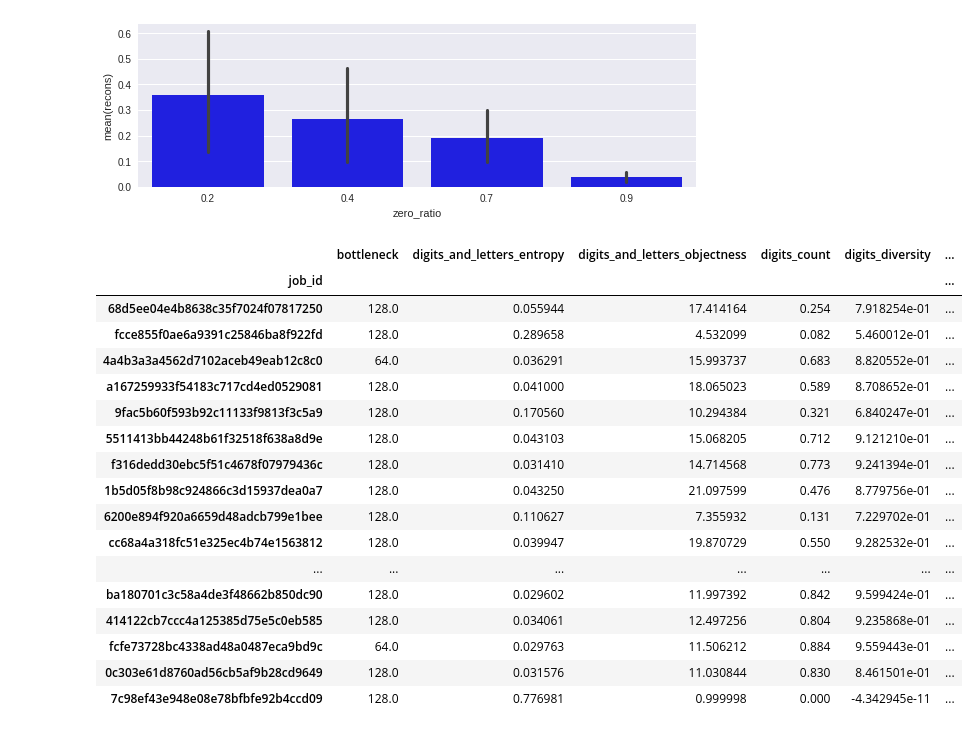
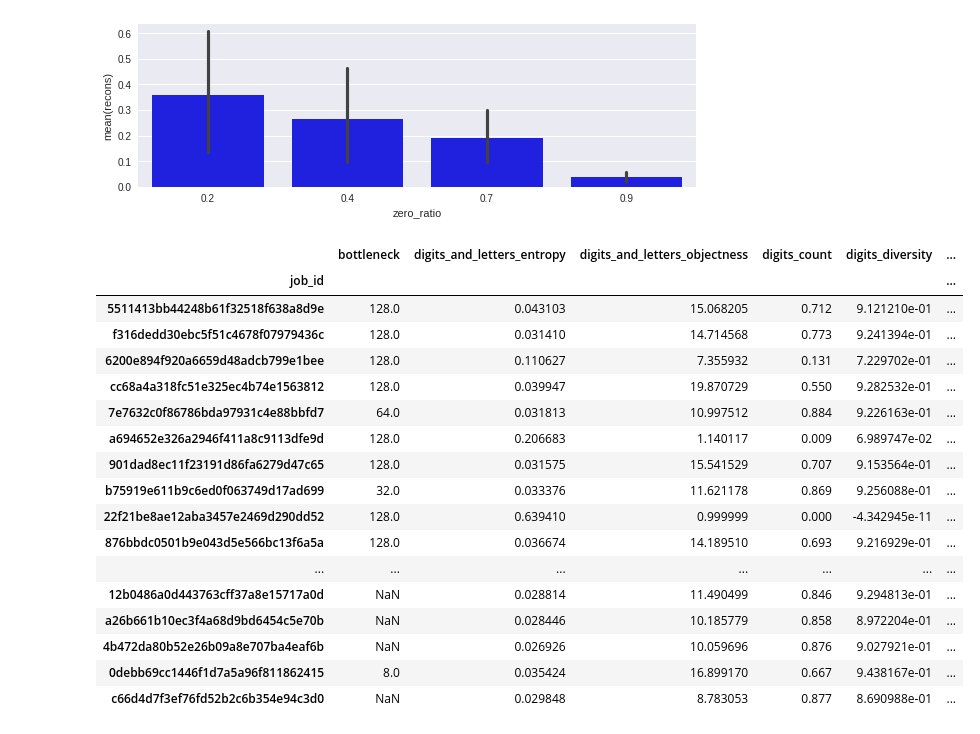
Before and after one commit to mehdidc/out_of_class, a Jupyter notebook: ae/ipynb/analysis.ipynb, the cells around one changed output. Cells and saved outputs as stored; diff of their text form; code cells hidden in the pictures.

```diff
--- a/ae/ipynb/analysis.ipynb
+++ b/ae/ipynb/analysis.ipynb
@@ -226,24 +235,25 @@ for xcol in xcols:
 [figure]
 # %%
 d = df_full
+d = d[d['nb_layers'] == 3]
 d = d.sort_values(by='recons', ascending=False)
 d.iloc[0:20]
 # %% [output]
 |  | bottleneck | digits_and_letters_entropy | digits_and_letters_objectness | digits_count | digits_diversity | ... |
 | job_id |  |  |  |  |  | ... |
-| 68d5ee04e4b8638c35f7024f07817250 | 128.0 | 0.055944 | 17.414164 | 0.254 | 7.918254e-01 | ... |
-| fcce855f0ae6a9391c25846ba8f922fd | 128.0 | 0.289658 | 4.532099 | 0.082 | 5.460012e-01 | ... |
-| 4a4b3a3a4562d7102aceb49eab12c8c0 | 64.0 | 0.036291 | 15.993737 | 0.683 | 8.820552e-01 | ... |
-| a167259933f54183c717cd4ed0529081 | 128.0 | 0.041000 | 18.065023 | 0.589 | 8.708652e-01 | ... |
-| 9fac5b60f593b92c11133f9813f3c5a9 | 128.0 | 0.170560 | 10.294384 | 0.321 | 6.840247e-01 | ... |
 | 5511413bb44248b61f32518f638a8d9e | 128.0 | 0.043103 | 15.068205 | 0.712 | 9.121210e-01 | ... |
 | f316dedd30ebc5f51c4678f07979436c | 128.0 | 0.031410 | 14.714568 | 0.773 | 9.241394e-01 | ... |
-| 1b5d05f8b98c924866c3d15937dea0a7 | 128.0 | 0.043250 | 21.097599 | 0.476 | 8.779756e-01 | ... |
 | 6200e894f920a6659d48adcb799e1bee | 128.0 | 0.110627 | 7.355932 | 0.131 | 7.229702e-01 | ... |
 | cc68a4a318fc51e325ec4b74e1563812 | 128.0 | 0.039947 | 19.870729 | 0.550 | 9.282532e-01 | ... |
+| 7e7632c0f86786bda97931c4e88bbfd7 | 64.0 | 0.031813 | 10.997512 | 0.884 | 9.226163e-01 | ... |
+| a694652e326a2946f411a8c9113dfe9d | 128.0 | 0.206683 | 1.140117 | 0.009 | 6.989747e-02 | ... |
+| 901dad8ec11f23191d86fa6279d47c65 | 128.0 | 0.031575 | 15.541529 | 0.707 | 9.153564e-01 | ... |
+| b75919e611b9c6ed0f063749d17ad699 | 32.0 | 0.033376 | 11.621178 | 0.869 | 9.256088e-01 | ... |
+| 22f21be8ae12aba3457e2469d290dd52 | 128.0 | 0.639410 | 0.999999 | 0.000 | -4.342945e-11 | ... |
+| 876bbdc0501b9e043d5e566bc13f6a5a | 128.0 | 0.036674 | 14.189510 | 0.693 | 9.216929e-01 | ... |
 | ... | ... | ... | ... | ... | ... | ... |
-| ba180701c3c58a4de3f48662b850dc90 | 128.0 | 0.029602 | 11.997392 | 0.842 | 9.599424e-01 | ... |
-| 414122cb7ccc4a125385d75e5c0eb585 | 128.0 | 0.034061 | 12.497256 | 0.804 | 9.235868e-01 | ... |
-| fcfe73728bc4338ad48a0487eca9bd9c | 64.0 | 0.029763 | 11.506212 | 0.884 | 9.559443e-01 | ... |
-| 0c303e61d8760ad56cb5af9b28cd9649 | 128.0 | 0.031576 | 11.030844 | 0.830 | 8.461501e-01 | ... |
-| 7c98ef43e948e08e78bfbfe92b4ccd09 | 128.0 | 0.776981 | 0.999998 | 0.000 | -4.342945e-11 | ... |
+| 12b0486a0d443763cff37a8e15717a0d | NaN | 0.028814 | 11.490499 | 0.846 | 9.294813e-01 | ... |
+| a26b661b10ec3f4a68d9bd6454c5e70b | NaN | 0.028446 | 10.185779 | 0.858 | 8.972204e-01 | ... |
+| 4b472da80b52e26b09a8e707ba4eaf6b | NaN | 0.026926 | 10.059696 | 0.876 | 9.027921e-01 | ... |
+| 0debb69cc1446f1d7a5a96f811862415 | 8.0 | 0.035424 | 16.899170 | 0.667 | 9.438167e-01 | ... |
+| c66d4d7f3ef76fd52b2c6b354e94c3d0 | NaN | 0.029848 | 8.783053 | 0.877 | 8.690988e-01 | ... |
```
Also changed, not shown: parts of 1 cell of this notebook, 3 other files.
